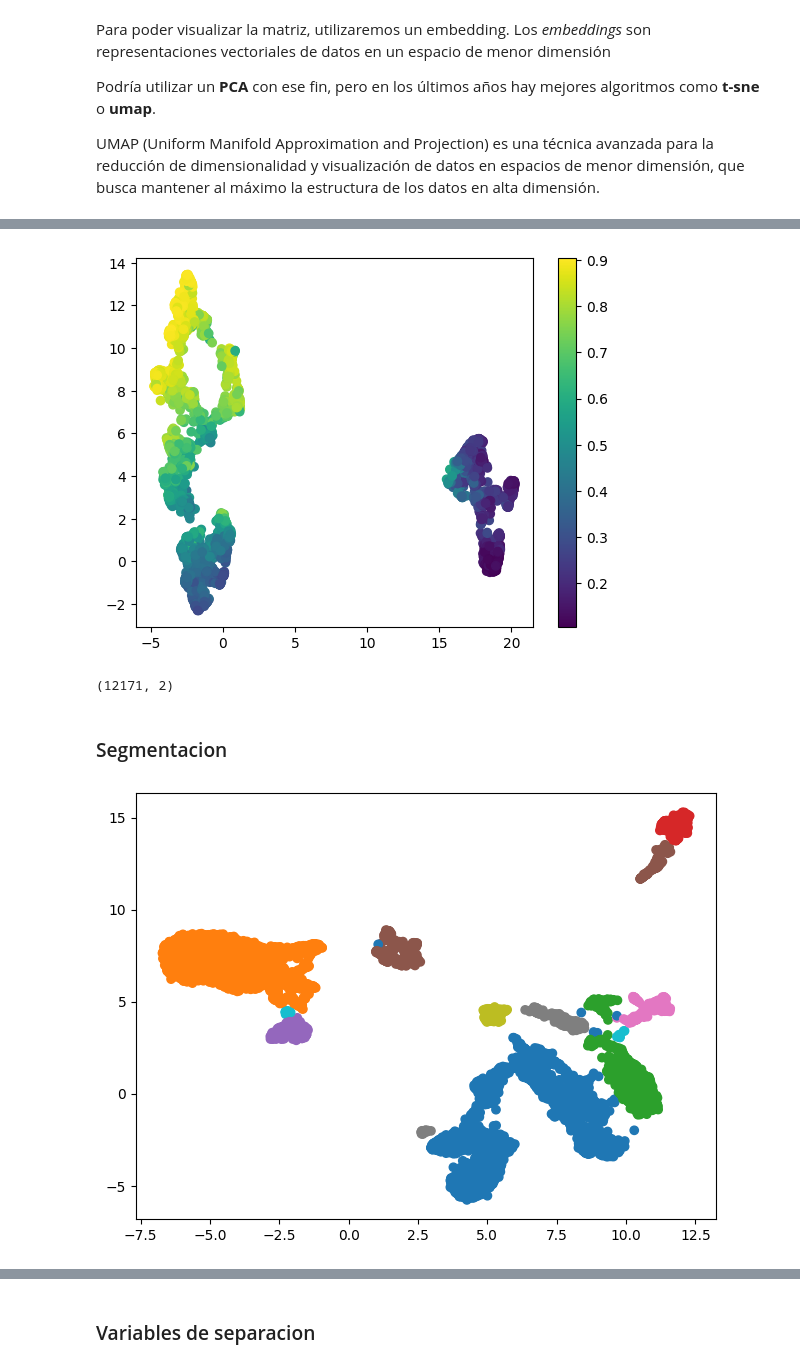
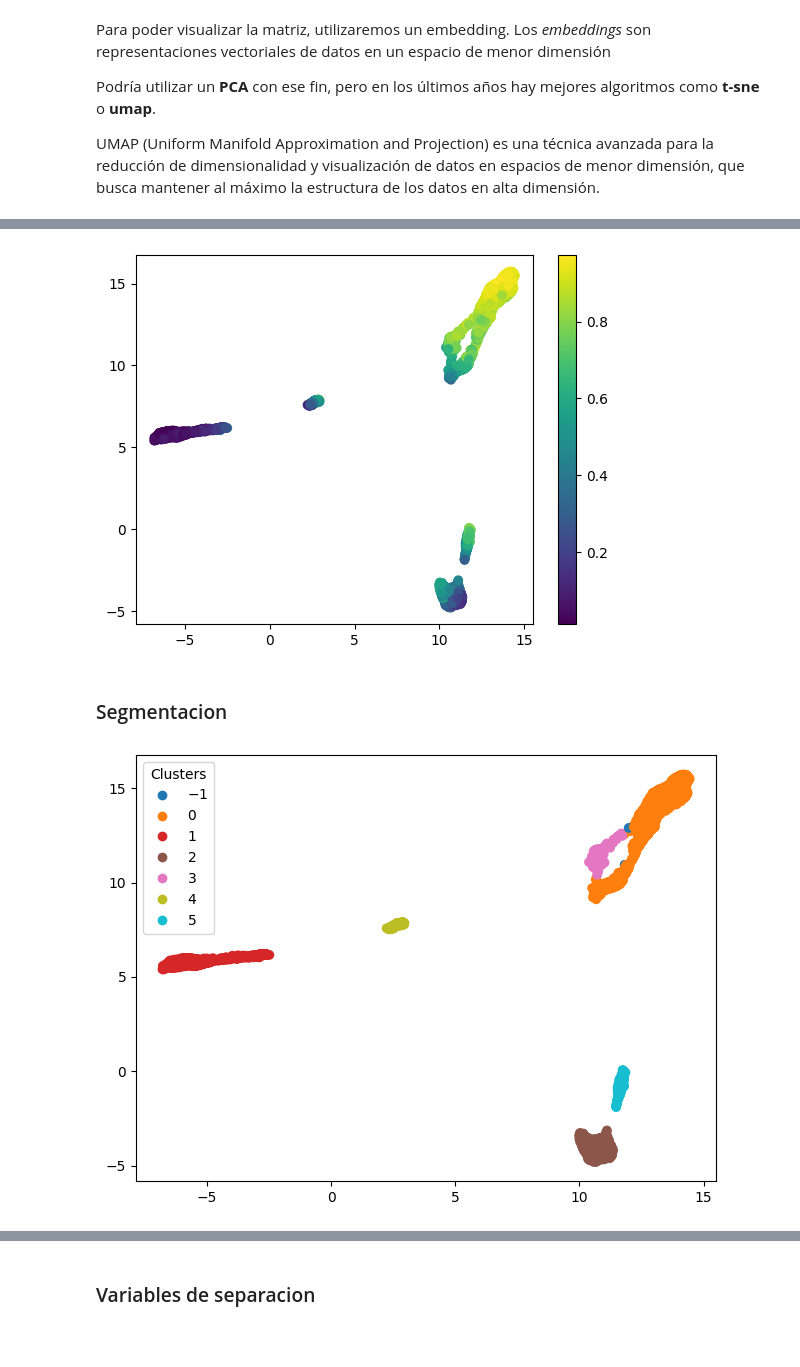
Before and after one commit to eanegrin/dmeyf2024, a Jupyter notebook: src/monday/e301_segmentacion.ipynb, the cells around one changed output, grey strips where cells are left out. Cells and saved outputs as stored; diff of their text form; code cells hidden in the pictures; blank space fills up the shorter version.

```diff
--- a/src/monday/e301_segmentacion.ipynb
+++ b/src/monday/e301_segmentacion.ipynb
@@ -15,10 +15,12 @@ from sklearn.impute import SimpleImputer
 base_path = 'C:/Eugenio/Maestria/DMEyF/'
 
 dataset_path = base_path + 'datasets/'
+dataset_file = 'competencia_01_fe.csv'
+
 modelos_path = base_path + 'modelos/'
 db_path = base_path + 'db/'
 
-dataset_file = 'competencia_01.csv'
+semillas = [122219, 109279, 400391, 401537, 999961]
 # %%
 data = pd.read_csv(dataset_path + dataset_file)
 # %% [markdown]
@@ -71,9 +75,11 @@ RandomForestClassifier(max_features=20, min_samples_leaf=400, random_state=35)
 # "When training every individual tree, the splitter evaluates each potential threshold with the missing values going to the left and right nodes."
 
 model = RandomForestClassifier(n_estimators=100,
-                               max_features=20,
-                               min_samples_leaf=400,
-                               random_state=109279)
+                               max_features=0.42,
+                               max_depth=15,
+                               min_samples_split = 230,
+                               min_samples_leaf=125,
+                               random_state=semillas[3])
 
 model.fit(Xtrain_rf, ytrain_rf)
 # %% [output]
@@ -121,12 +127,14 @@ Podría utilizar un **PCA** con ese fin, pero en los últimos años hay mejores
 UMAP (Uniform Manifold Approximation and Projection) es una técnica avanzada para la reducción de dimensionalidad y visualización de datos en espacios de menor dimensión, que busca mantener al máximo la estructura de los datos en alta dimensión.
 # %%
 embedding_rf = UMAP(
-  n_components=2,
+  n_components=10,
   n_neighbors=50,
   metric="precomputed",
-  random_state=109279,
+  random_state=semillas[3],
 ).fit_transform(md)
 
+# min_dist=0.3, # 0.1 default
+
 plt.scatter(embedding_rf[:,0], embedding_rf[:,1])
 # %% [output]
 <matplotlib.collections.PathCollection at 0x...>
@@ -139,8 +256,4 @@ plt.scatter(embedding_rf[:,0], embedding_rf[:,1], c=prob_baja)
 plt.colorbar()
 plt.show()
 # %% [output]
-[figure, old version]
+[figure, new version]
-# %%
-embedding_rf.shape
-# %% [output]
-(12171, 2)
@@ -147,11 +294,14 @@ embedding_rf.shape
 # %% [markdown]
 ### Segmentacion
 # %%
-hdb = DBSCAN(eps=0.3)
+hdb = DBSCAN(eps=0.4) # 0.3 era el valor en el ejemplo
 y = hdb.fit(embedding_rf)
 
-plt.scatter(embedding_rf[:, 0], embedding_rf[:, 1], c=y.labels_, cmap='tab10')
+scatter = plt.scatter(embedding_rf[:, 0], embedding_rf[:, 1], c=y.labels_, cmap='tab10')
+
+plt.legend(*scatter.legend_elements(), title="Clusters")
+
 plt.tight_layout()
 plt.show()
 # %% [output]
-[figure, old version]
+[figure, new version]
```
Also changed, not shown: parts of 32 cells of this notebook, 1 other file.
